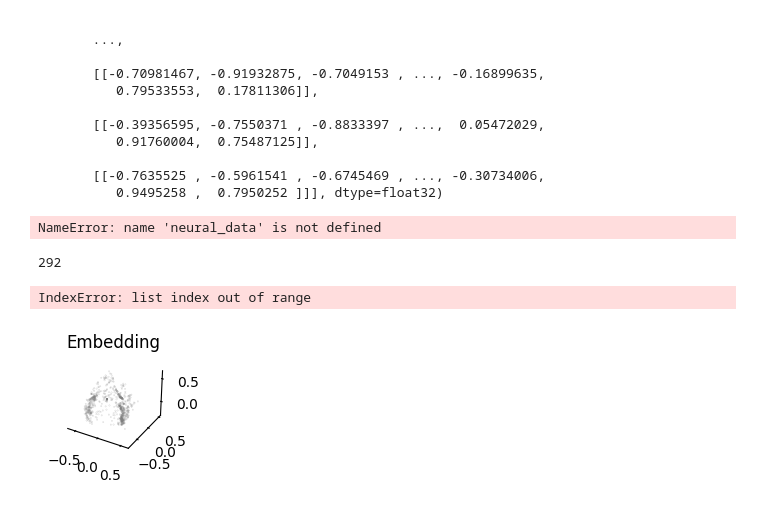
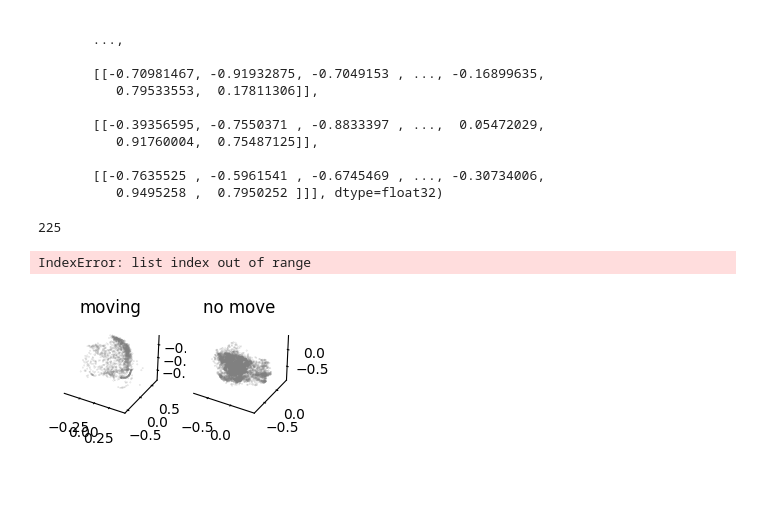
Before and after one commit to Tsuchijo/CEBRA-training, a Jupyter notebook: Time_labeled_run.ipynb, the cells around one changed output. Saved outputs shown, nothing was run; the diff lists cells and outputs as text; code cells hidden in the pictures; blank space fills up the shorter version.

```diff
--- a/Time_labeled_run.ipynb
+++ b/Time_labeled_run.ipynb
@@ -196,7 +196,6 @@ for file in os.listdir(filepath):
      if filename.endswith(".tif"):
          behav_feature.append(process_behav(filepath + '/' + filename))
          name_data_behav.append(filename)
-         split_name = filename.split('_')
          continue
      else:
          continue
@@ -214,20 +214,12 @@ file.close()
 with open('feature_labels', 'rb') as f:
     behav_feature = pickle.load(f)
-# %%
-
-#generate mock behavioural data for time only run
-mock_behav = []
-for count, data in enumerate(neural_data):
-    mock_behav.append(np.arange(np.size(data[:, 0]), dtype=float))
-# %% [output]
-NameError: name 'neural_data' is not defined
 # %%
 out_dim = 8
 max_iterations = 10
 # %%
 multi_cebra_model = CEBRA(batch_size=128,
                                 output_dimension=out_dim,
-                                max_iterations=5000,
+                                max_iterations=20000,
                                 verbose=True,
                                 temperature_mode="auto",
                                 device = "cuda_if_available",
@@ -237,9 +229,12 @@ behav_data2 = []
 for data in behav_feature:
     behav_data2.append(np.squeeze(data))
 behav_feature = behav_data2
-# %%
-len(neural_data)
-# %% [output]
-292
+# %%
+#set aside 20% of data for validation
+neural_data_train = neural_data[:(int)(282 * 0.8)]
+behav_feature_train = behav_feature[:(int)(282 * 0.8)]
+print(len(neural_data_train))
+# %% [output]
+225
 # %%
 multi_cebra_model.fit(neural_data, behav_feature)
@@ -252,14 +247,23 @@ IndexError: list index out of range
 # %%
 
 import cebra
 fig = plt.figure()
 
 ax1 = plt.subplot(141, projection='3d')
-
-for run, data in enumerate(neural_data[:3]):
-  embedding = multi_cebra_model.transform(data, session_id=run)
-  ax1 = cebra.plot_embedding(embedding, ax=ax1)
+ax2 = plt.subplot(142, projection='3d')
+index = 20
+for run, data in enumerate(zip(neural_data[:index], name_data[:index])):
+  is_move = True
+  if data[1].split('_')[0] == 'move':
+    is_move = True
+  else:
+    is_move = False
+  embedding = multi_cebra_model.transform(data[0], session_id=run)
+  if is_move:
+    ax1 = cebra.plot_embedding(embedding, ax=ax1, title='moving')
+  else:
+    ax2 = cebra.plot_embedding(embedding, ax=ax2, title = 'no move')
 
 plt.show()
 # %% [output]
-[figure, old version]
+[figure, new version]
```
Also changed, not shown: parts of 6 cells of this notebook, 2 other files.
